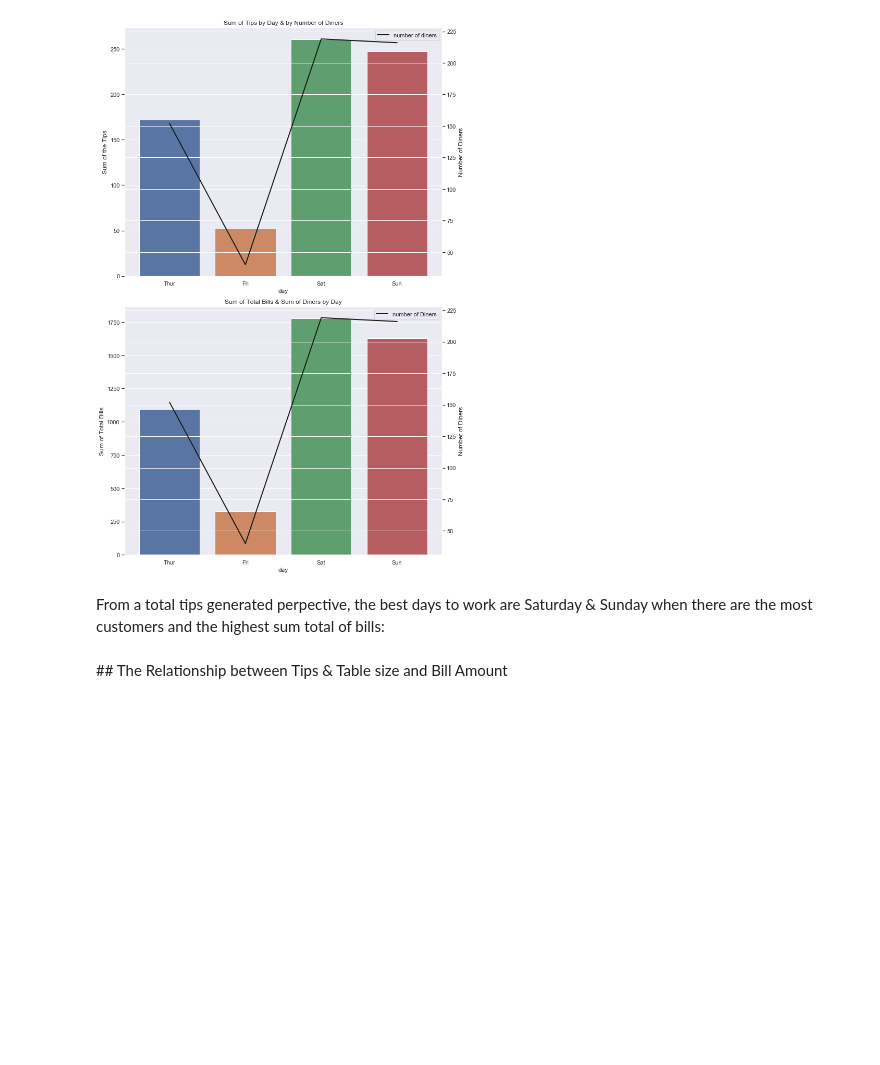
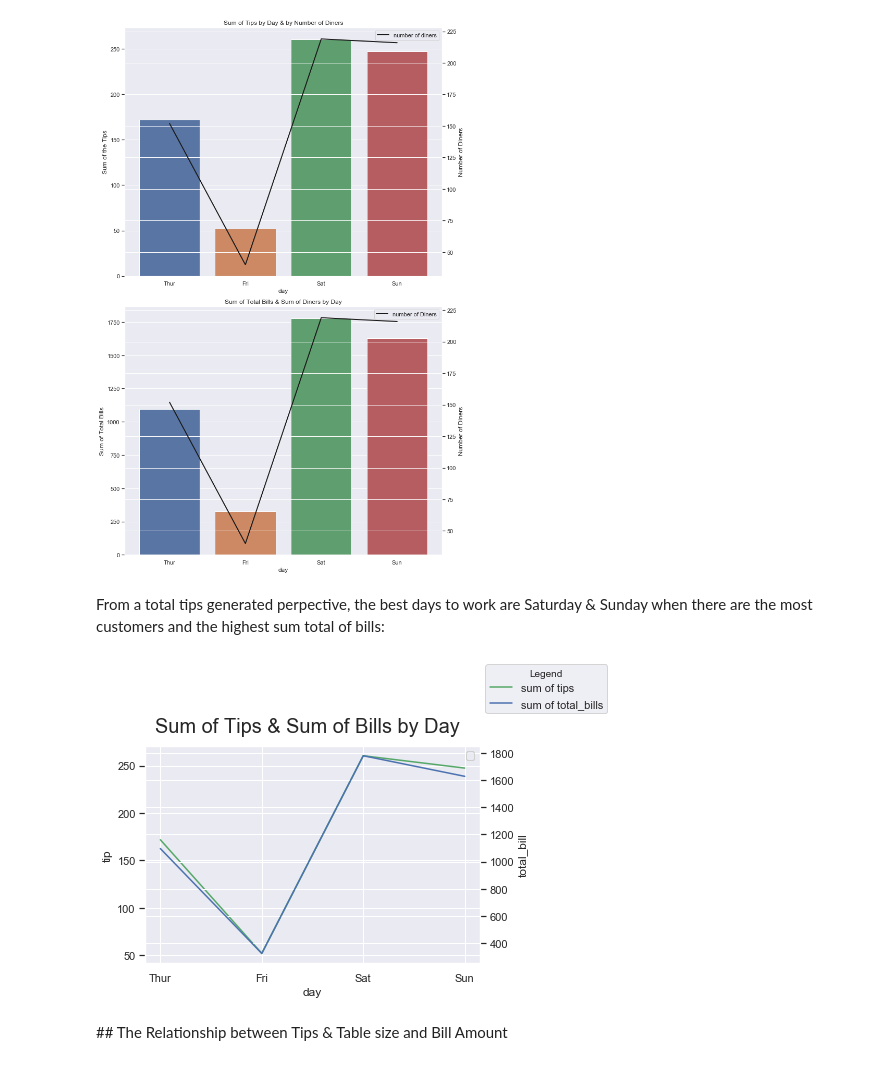
Before and after one commit to fionaoriordan/52446_19_tips, a Jupyter notebook: tips_notebook.ipynb, the cells around one changed output. Saved outputs shown, nothing was run; the diff lists cells and outputs as text; code cells hidden in the pictures; blank space fills up the shorter version.

```diff
--- a/tips_notebook.ipynb
+++ b/tips_notebook.ipynb
@@ -270,35 +270,42 @@ plt.show()
 # %% [markdown]
 From a total tips generated perpective, the best days to work are Saturday & Sunday when there are the most customers and the highest sum total of bills:
 # %%
+df_2 = df.groupby(['day'])['tip'].sum().reset_index()
 # create another data frame to sum bill by day
 df_3 = df.groupby(['day'])['total_bill'].sum().reset_index()
 
 #create a figure
 fig = plt.figure()
 # Adapted from : https://stackoverflow.com/a/47592107
 #create a line plot for df_2 .i.e. plot sum of the tips on y axis 1 by day
 ax1 = sns.lineplot(x = "day", y = "tip", color="g", label = 'sum of tips', data = df_2)
 # create a twin plot of ax1 and called it ax2
 ax2 = ax1.twinx()
 #create a line plot for df_3 .i.e. plot sum of the total_bills on y axis 2 by day
 #df_2 and df_3 plots share the same x axis but different y axis.
-ax2 = sns.lineplot(x = "day" , y = "total_bill", color="b", label = 'sum of total_bills', data = df_3)
+ax2 = sns.lineplot(x = "day" ,
+                   y = "total_bill",
+                   color="b",
+                   label = 'sum of total_bills',
+                   data = df_3)
 
 # Adapted from : https://stackoverflow.com/a/56272576
 # Adding these lines of code so that legend is only visible at fig level.
 # Otherwise you end up with ax1 legend appearing but not ax2 legend at the ax level
 ax1.legend('')
 ax2.legend('')
 
 #Adapted from : https://dev.to/skotaro/artist-in-matplotlib---something-i-wanted-to-know-before-spending-tremendous-hours-on-googling-how-tos--31oo
 #Adding a legend at the figure level
 fig.legend(loc='upper left', bbox_to_anchor=(1,1.4),
            bbox_transform=ax1.transAxes, title='Legend')
 #Add a figure title & adjust font size
 fig.suptitle("Sum of Tips & Sum of Bills by Day", fontsize = 20)
 
 #tidy up the display
 plt.show()
+# %% [output]
+[figure, added]
 # %% [markdown]
 ## The Relationship between Tips & Table size and Bill Amount
 # %% [markdown]
```
